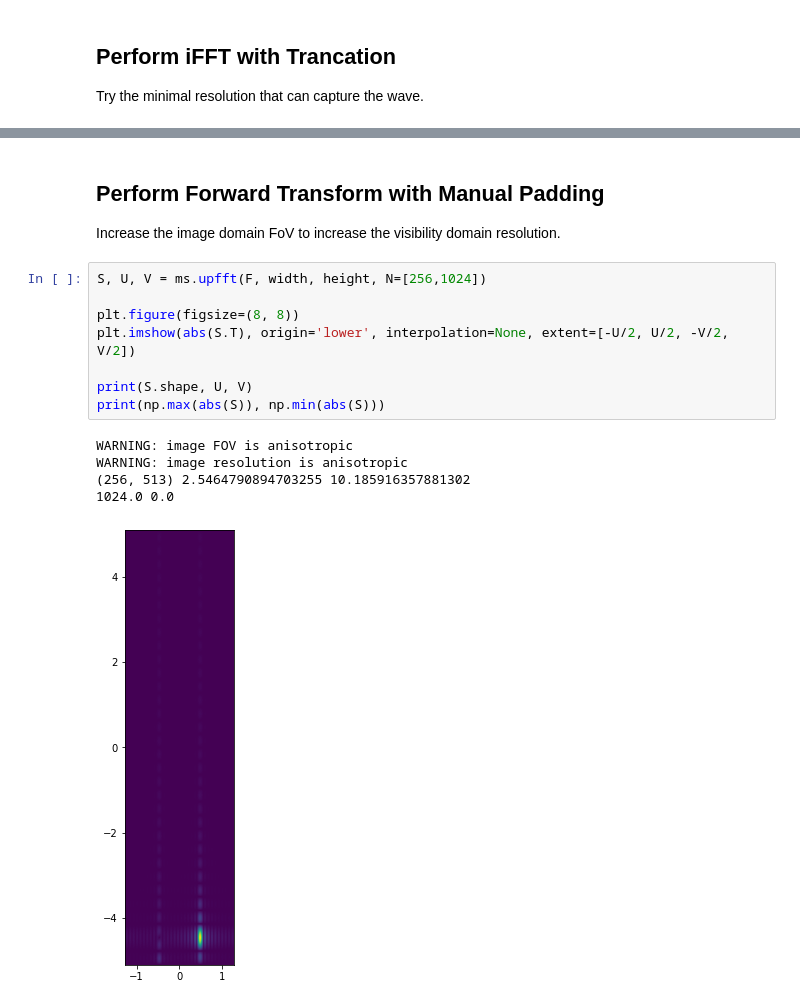
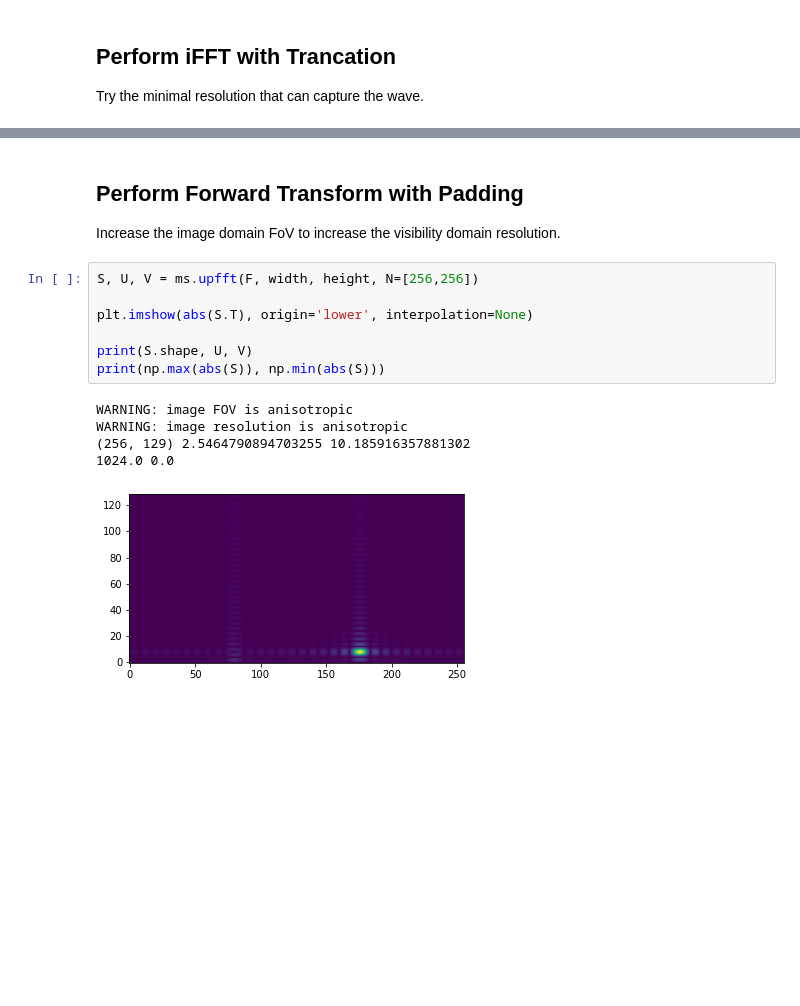
Before and after one commit to eventhorizontelescope/2017_sgra_paper5, a Jupyter notebook: test_fft.ipynb, the cells around one changed output, grey strips where cells are left out. Saved outputs shown, nothing was run; the diff lists cells and outputs as text; blank space fills up the shorter version.

```diff
--- a/test_fft.ipynb
+++ b/test_fft.ipynb
@@ -126,23 +156,22 @@ WARNING: image resolution is anisotropic
 1.0557275702438125 -1.0557275702438125
 [figure]
 # %% [markdown]
-## Perform Forward Transform with Manual Padding
+## Perform Forward Transform with Padding
 
 Increase the image domain FoV to increase the visibility domain resolution.
 # %%
-S, U, V = ms.upfft(F, width, height, N=[256,1024])
+S, U, V = ms.upfft(F, width, height, N=[256,256])
 
-plt.figure(figsize=(8, 8))
-plt.imshow(abs(S.T), origin='lower', interpolation=None, extent=[-U/2, U/2, -V/2, V/2])
+plt.imshow(abs(S.T), origin='lower', interpolation=None)
 
 print(S.shape, U, V)
 print(np.max(abs(S)), np.min(abs(S)))
 # %% [output]
 WARNING: image FOV is anisotropic
 WARNING: image resolution is anisotropic
-(256, 513) 2.5464790894703255 10.185916357881302
+(256, 129) 2.5464790894703255 10.185916357881302
 1024.0 0.0
-[figure, old version]
+[figure, new version]
 # %%
 F2, W2, H2 = ms.downifft(S, U, V, N=[250,250])
 
```
Also changed, not shown: parts of 8 cells of this notebook, 3 other files.
